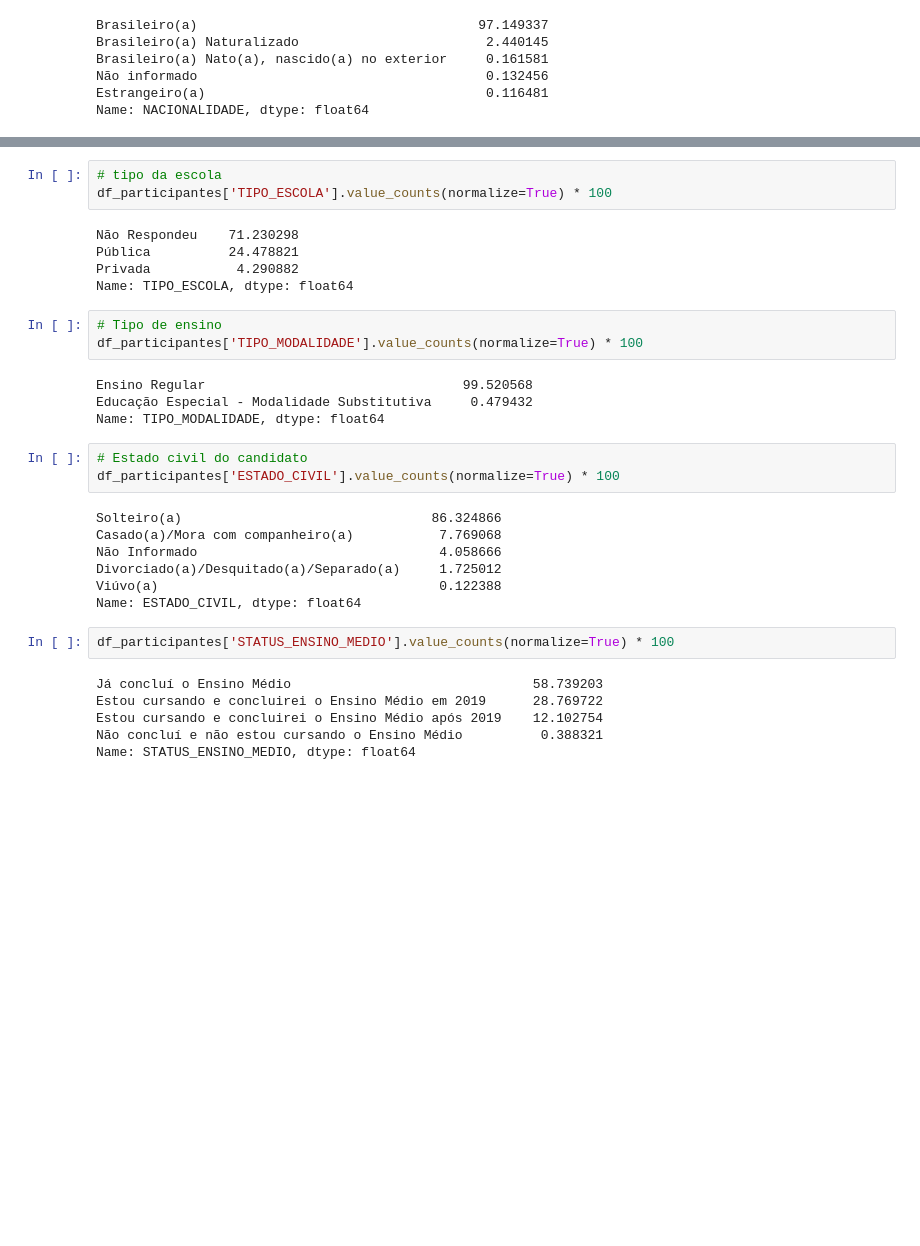
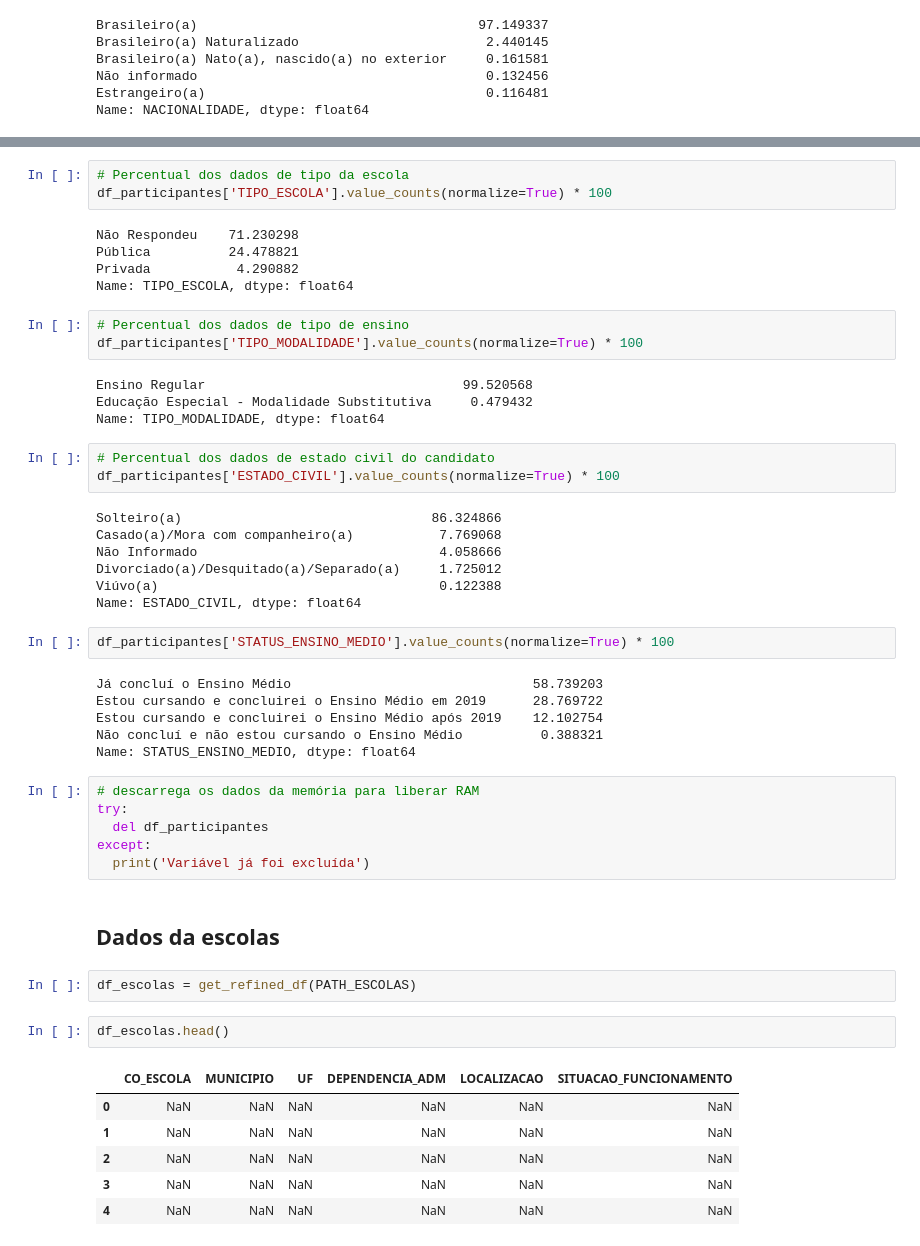
Before and after one commit to Alberto-Oliveira-Barbosa/analise_enem, a Jupyter notebook: Analise_Enem.ipynb, the cells around one changed output, grey strips where cells are left out. Drawn from its saved outputs; the diff is of its cells as text; blank space fills up the shorter version.

```diff
--- a/Analise_Enem.ipynb
+++ b/Analise_Enem.ipynb
@@ -875,7 +1010,7 @@ Não declarado       2.025428
 Indígena            0.623245
 Name: COR, dtype: float64
 # %%
-# tipo da escola
+# Percentual dos dados de tipo da escola
 df_participantes['TIPO_ESCOLA'].value_counts(normalize=True) * 100
 # %% [output]
 Não Respondeu    71.230298
@@ -883,14 +1018,14 @@ Pública          24.478821
 Privada           4.290882
 Name: TIPO_ESCOLA, dtype: float64
 # %%
-# Tipo de ensino
+# Percentual dos dados de tipo de ensino
 df_participantes['TIPO_MODALIDADE'].value_counts(normalize=True) * 100
 # %% [output]
 Ensino Regular                                 99.520568
 Educação Especial - Modalidade Substitutiva     0.479432
 Name: TIPO_MODALIDADE, dtype: float64
 # %%
-# Estado civil do candidato
+# Percentual dos dados de estado civil do candidato
 df_participantes['ESTADO_CIVIL'].value_counts(normalize=True) * 100
 # %% [output]
 Solteiro(a)                                86.324866
@@ -907,3 +1042,22 @@ Estou cursando e concluirei o Ensino Médio em 2019      28.769722
 Estou cursando e concluirei o Ensino Médio após 2019    12.102754
 Não concluí e não estou cursando o Ensino Médio          0.388321
 Name: STATUS_ENSINO_MEDIO, dtype: float64
+# %%
+# descarrega os dados da memória para liberar RAM
+try:
+  del df_participantes
+except:
+  print('Variável já foi excluída')
+# %% [markdown]
+## Dados da escolas
+# %%
+df_escolas = get_refined_df(PATH_ESCOLAS)
+# %%
+df_escolas.head()
+# %% [output]
+|  | CO_ESCOLA | MUNICIPIO | UF | DEPENDENCIA_ADM | LOCALIZACAO | SITUACAO_FUNCIONAMENTO |
+| 0 | NaN | NaN | NaN | NaN | NaN | NaN |
+| 1 | NaN | NaN | NaN | NaN | NaN | NaN |
+| 2 | NaN | NaN | NaN | NaN | NaN | NaN |
+| 3 | NaN | NaN | NaN | NaN | NaN | NaN |
+| 4 | NaN | NaN | NaN | NaN | NaN | NaN |
```
Also changed, not shown: parts of 95 cells of this notebook.
